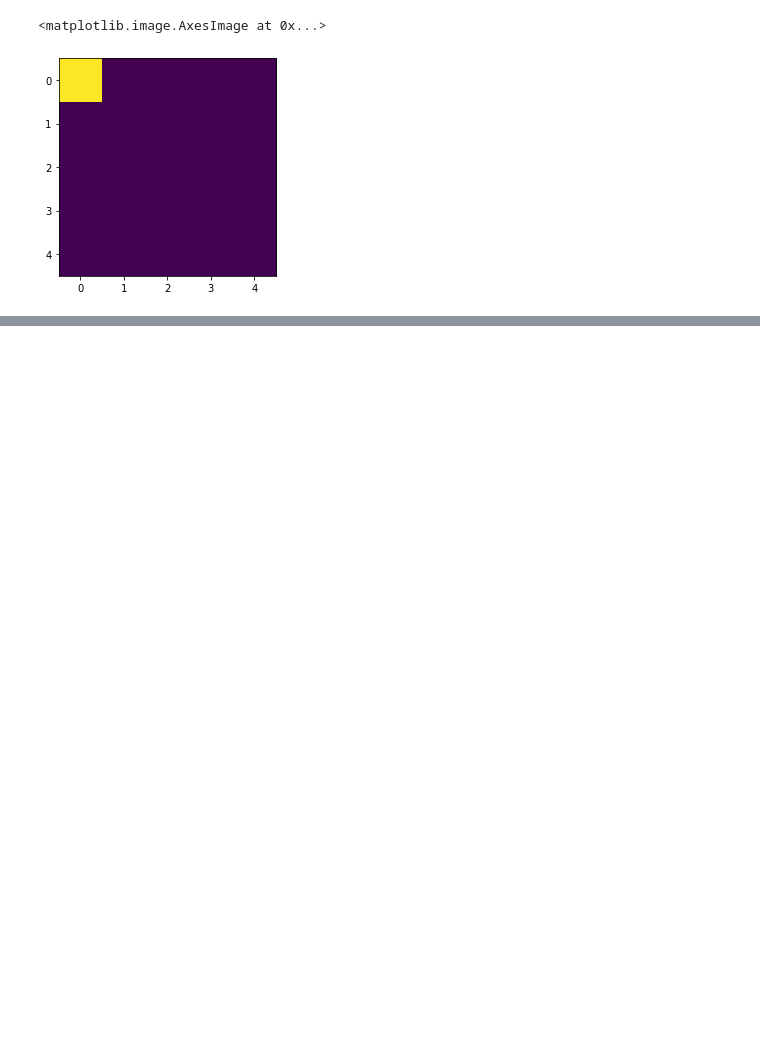
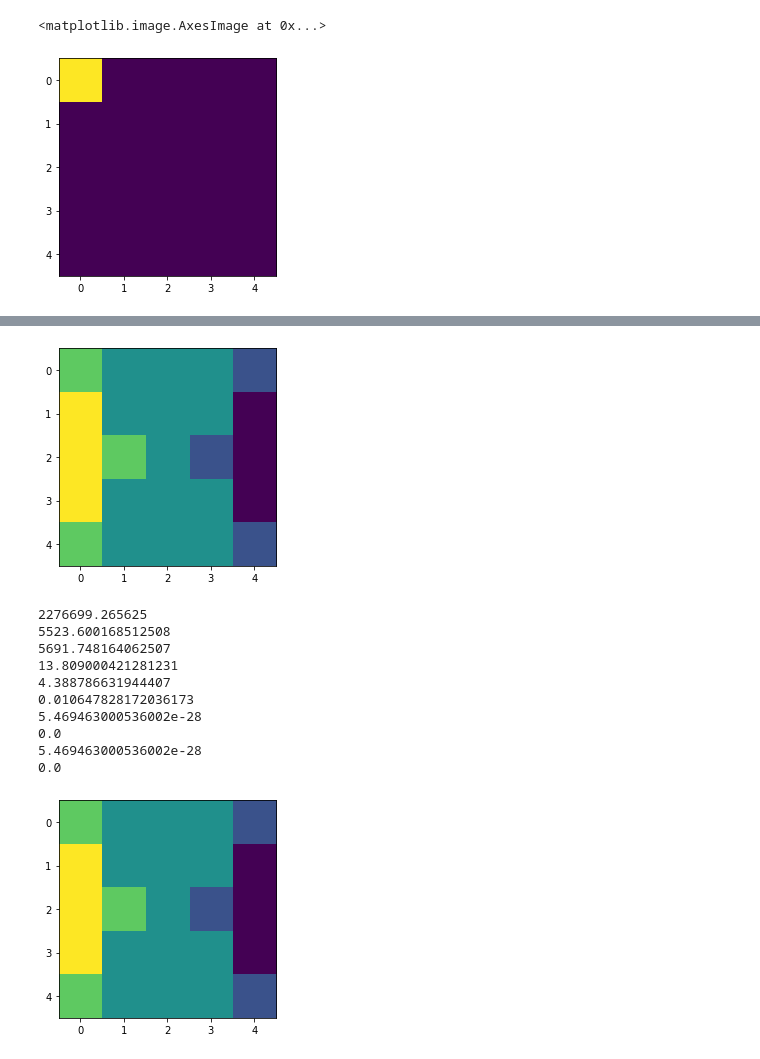
Before and after one commit to 8const/convnet_second_attempt, a Jupyter notebook: learning_kernels.ipynb, the cells around one changed output, grey strips where cells are left out. Saved outputs shown, nothing was run; the diff lists cells and outputs as text; code cells hidden in the pictures; blank space fills up the shorter version.

```diff
--- a/it_commutes.ipynb
+++ b/learning_kernels.ipynb
@@ -309,0 +271,52 @@ show()
+# %%
+
+sobel_feldman_kernel  = np.array([[1, 0, 0, 0,-1],
+                                  [2, 0, 0, 0,-2],
+                                  [2, 1, 0,-1,-2],
+                                  [2, 0, 0, 0,-2],
+                                  [1, 0, 0, 0,-1]])
+
+
+imshow(sobel_feldman_kernel)
+show()
+y_hat = vec(conv(sobel_feldman_kernel, sqr(x)))
+
+ran_k = np.ones((5,5))  #np.random.uniform(-1,1, (5,5))
+
+
+
+for i in range(5):
+
+    y = vec(conv(ran_k, sqr(x)))
+    m = matrix(x, y)
+    l = m @ x
+
+    dloss_dl = 0.003472222222222222 * (l - y_hat)
+    dl_dm = x
+
+    dloss_dm = dloss_dl @ dl_dm.T
+    print(loss(y_hat, l))
+
+    m = m - 0.0001 * dloss_dm
+
+    l = m @ x
+    print(loss(y_hat, l))
+
+    ran_k = kernel(x, l)
+
+
+imshow(ran_k)
+show()
+# %% [output]
+[figure, added]
+2276699.265625
+5523.600168512508
+5691.748164062507
+13.809000421281231
+4.388786631944407
+0.010647828172036173
+5.469463000536002e-28
+0.0
+5.469463000536002e-28
+0.0
+[figure, added]
```
Also changed, not shown: parts of 30 cells of this notebook.
